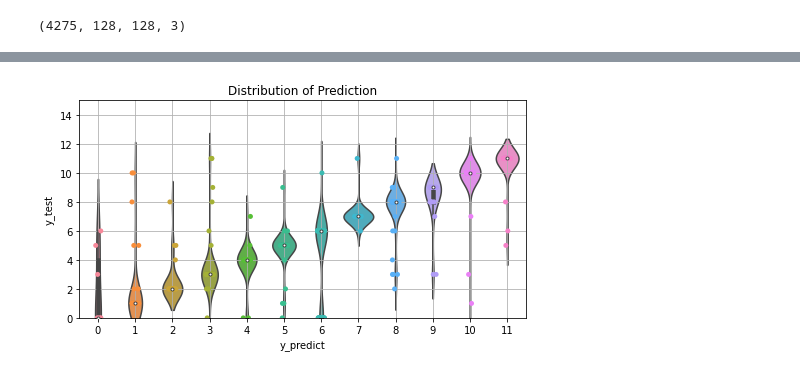
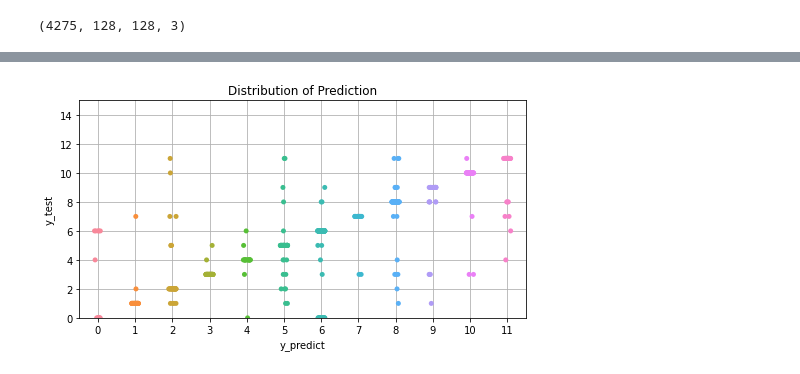
Before and after one commit to milind69/milind69, a Jupyter notebook: plant_seedlings.ipynb, the cells around one changed output, grey strips where cells are left out. Saved outputs shown, nothing was run; the diff lists cells and outputs as text; code cells hidden in the pictures.

```diff
--- a/plant_seedlings.ipynb
+++ b/plant_seedlings.ipynb
@@ -1169,12 +1132,12 @@ print(test_img['y_test'])
 # %%
 plt.figure(figsize=(8,4))
 ax=sns.stripplot(data=test_df_da,y='y_test', x='y_predict', jitter=True, dodge=True)
-ax=sns.violinplot(data=test_df_da,y='y_test', x='y_predict', jitter=True, dodge=True)
+#ax=sns.violinplot(data=test_df_da,y='y_test', x='y_predict', jitter=True, dodge=True)
 plt.title("Distribution of Prediction")
 plt.ylim(0,15)
 plt.grid(True)
 # %% [output]
-[figure, old version]
+[figure, new version]
 # %%
 %%shell
 jupyter nbconvert --to html '/content/drive/MyDrive/Colab Notebooks/plant-seedlings.ipynb'
```
Also changed, not shown: parts of 43 cells of this notebook.
